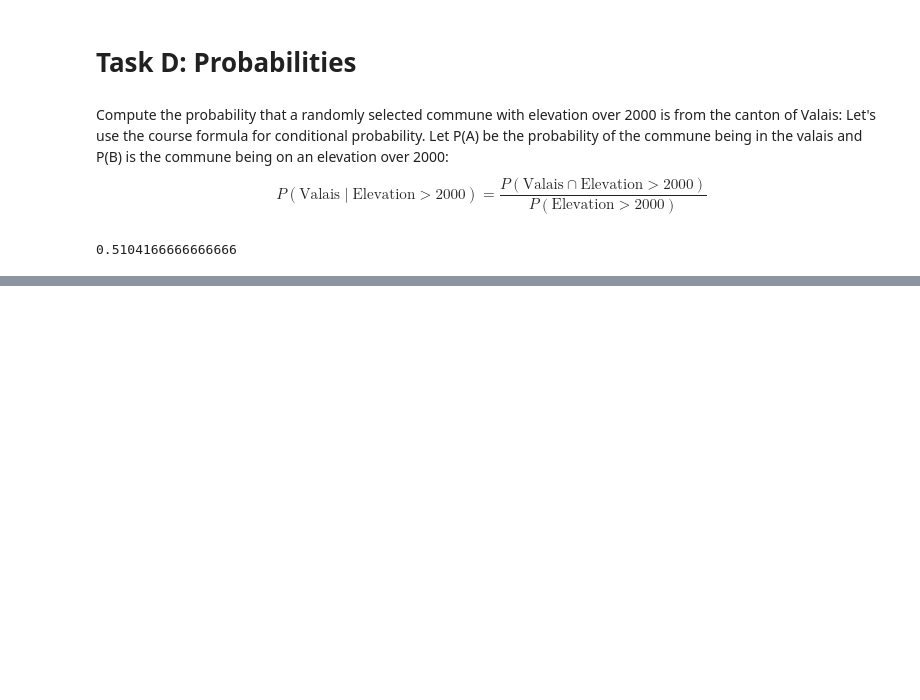
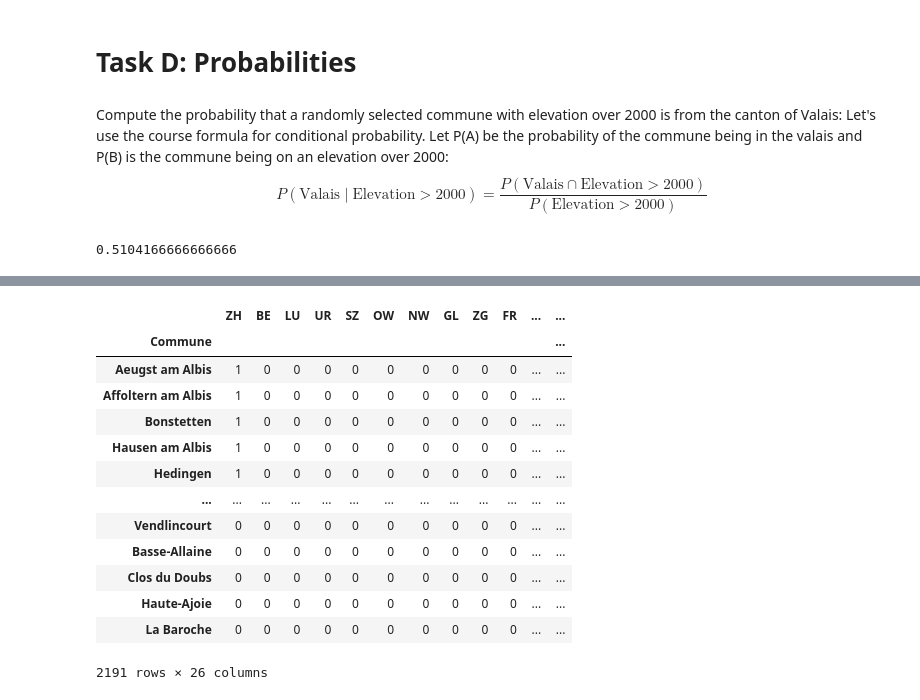
Before and after one commit to maharhandi/Intro_data_analysis, a Jupyter notebook: communes_solution.ipynb, the cells around one changed output, grey strips where cells are left out. Drawn from its saved outputs; the diff is of its cells as text; code cells hidden in the pictures; blank space fills up the shorter version.

```diff
--- a/communes_solution.ipynb
+++ b/communes_solution.ipynb
@@ -482,0 +508,21 @@ p_ab
+# %%
+# Matrix 2191x26:
+MM = pd.DataFrame(0, index=df["Commune"], columns=df["Canton"].unique())
+for commune, canton in zip(df["Commune"], df["Canton"]):
+    MM.loc[commune, canton] = 1
+MM
+# %% [output]
+|  | ZH | BE | LU | UR | SZ | OW | NW | GL | ZG | FR | ... | ... |
+| Commune |  |  |  |  |  |  |  |  |  |  |  | ... |
+| Aeugst am Albis | 1 | 0 | 0 | 0 | 0 | 0 | 0 | 0 | 0 | 0 | ... | ... |
+| Affoltern am Albis | 1 | 0 | 0 | 0 | 0 | 0 | 0 | 0 | 0 | 0 | ... | ... |
+| Bonstetten | 1 | 0 | 0 | 0 | 0 | 0 | 0 | 0 | 0 | 0 | ... | ... |
+| Hausen am Albis | 1 | 0 | 0 | 0 | 0 | 0 | 0 | 0 | 0 | 0 | ... | ... |
+| Hedingen | 1 | 0 | 0 | 0 | 0 | 0 | 0 | 0 | 0 | 0 | ... | ... |
+| ... | ... | ... | ... | ... | ... | ... | ... | ... | ... | ... | ... | ... |
+| Vendlincourt | 0 | 0 | 0 | 0 | 0 | 0 | 0 | 0 | 0 | 0 | ... | ... |
+| Basse-Allaine | 0 | 0 | 0 | 0 | 0 | 0 | 0 | 0 | 0 | 0 | ... | ... |
+| Clos du Doubs | 0 | 0 | 0 | 0 | 0 | 0 | 0 | 0 | 0 | 0 | ... | ... |
+| Haute-Ajoie | 0 | 0 | 0 | 0 | 0 | 0 | 0 | 0 | 0 | 0 | ... | ... |
+| La Baroche | 0 | 0 | 0 | 0 | 0 | 0 | 0 | 0 | 0 | 0 | ... | ... |
+2191 rows × 26 columns
```
Also changed, not shown: parts of 3 cells of this notebook.
